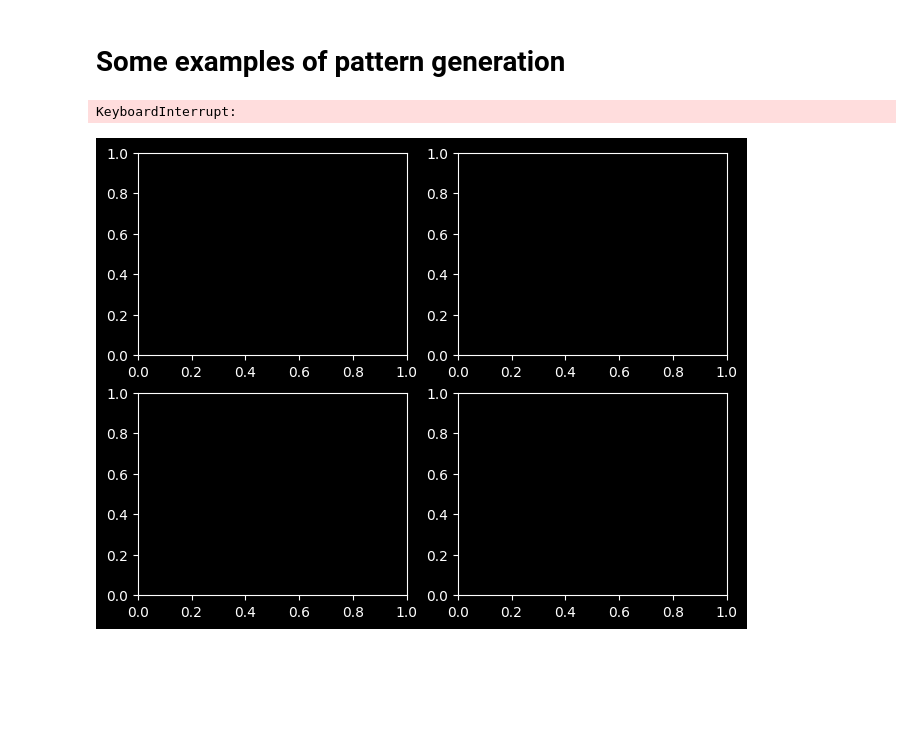
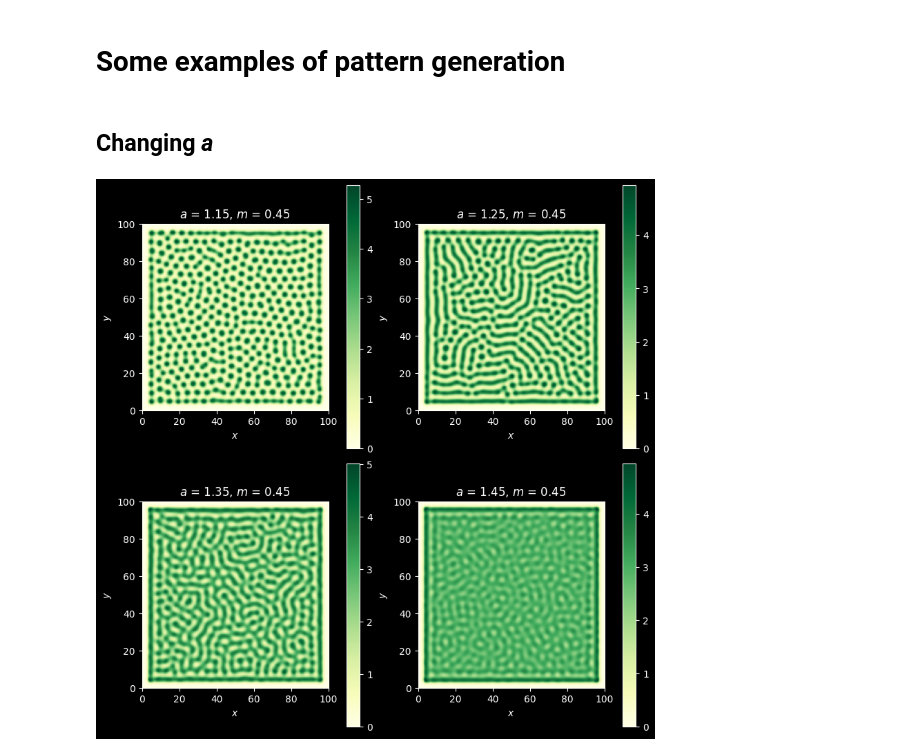
Before and after one commit to Benzuros/KlausmeierGrayScott, a Jupyter notebook: notebooks/zoo.ipynb, the cells around one changed output. Drawn from its saved outputs; the diff is of its cells as text; code cells hidden in the pictures; blank space fills up the shorter version.

```diff
--- a/notebooks/zoo.ipynb
+++ b/notebooks/zoo.ipynb
@@ -9,5 +9,9 @@ import numpy as np
 import matplotlib.pyplot as plt
 from system import System
 
-
+xmax = ymax = 100
+h = 0.5
+ht = 0.05
+d1 = 10
+d2 = 0.1
 v0 = lambda x, y: np.random.rand()
@@ -16,6 +17,0 @@ v0 = lambda x, y: np.random.rand()
-# %%
-Fig, ((Ax0, Ax1), (Ax2, Ax3)) = plt.subplots(ncols=2, nrows=2)
-s = System(100, 100, 0.5, 0.05, 10, 0.1, 0.45, 1.25, lambda x, y: 1.25, v0)
-
-print(s.error(100, until_stable=True, fig=Fig, ax=(Ax0, Ax1, Ax2, Ax3), tolerance=0.01))
-plt.show()
@@ -25,22 +18,18 @@ KeyboardInterrupt:
 # %% [markdown]
 # Some examples of pattern generation
+# %% [markdown]
+## Changing *a*
 # %%
-fig, ((ax1, ax2), (ax3, ax4)) = plt.subplots(2, 2, layout="constrained")
+fig, ((ax1, ax2), (ax3, ax4)) = plt.subplots(2, 2, figsize=(8, 8), layout="constrained")
 
-s1 = System(100, 100, 0.5, 0.02, 10, 0.1, 0.45, 1.15, lambda x, y: 1.15, v0)
-s1.simulate_until_stable(100, extend=False)
-s1.plot(fig=fig, ax=ax1)
-s2 = System(100, 100, 0.5, 0.02, 10, 0.1, 0.45, 1.25, lambda x, y: 1.25, v0)
-s2.simulate_until_stable(100, extend=False)
-s2.plot(fig=fig, ax=ax2)
-s3 = S = System(100, 100, 0.5, 0.02, 10, 0.1, 0.45, 1.3, lambda x, y: 1.3, v0)
-s3.simulate_until_stable(100, extend=False)
-s3.plot(fig=fig, ax=ax3)
-s4 = System(100, 100, 0.5, 0.02, 10, 0.1, 0.45, 1.4,  lambda x, y: 1.4, v0)
-s4.simulate_until_stable(100, extend=False)
-s4.plot(fig=fig, ax=ax4)
+m = 0.45
 
+for ax, a in (ax1, 1.15), (ax2, 1.25), (ax3, 1.35), (ax4, 1.45):
+    s = System(xmax, ymax, h, ht, d1, d2, m, a, lambda x, y: a, v0)
+    s.simulate_until_stable(50, extend=False)
+    s.plot(fig=fig, ax=ax)
+
+fig.savefig("zoo_a.png", transparent=True)
 plt.show()
 # %% [output]
-KeyboardInterrupt:
-[figure, old version]
+[figure, new version]
```
Also changed, not shown: parts of 4 cells of this notebook, 3 other files.
